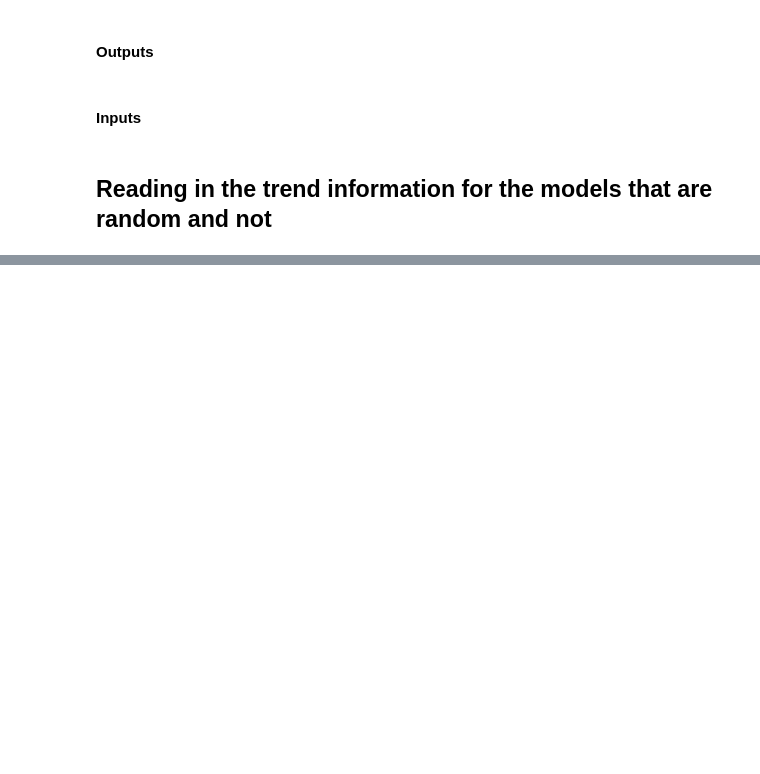
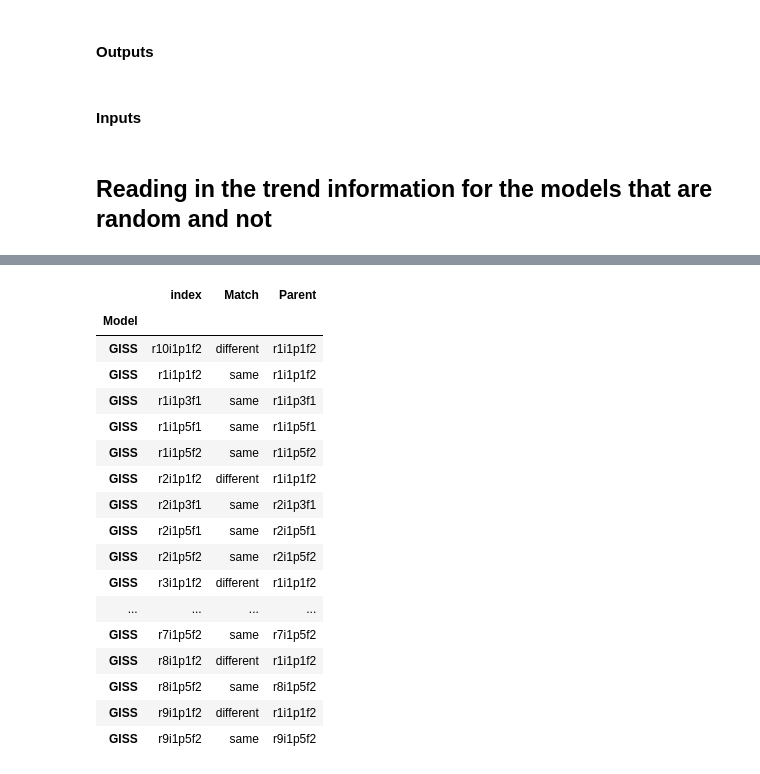
Before and after one commit to hanbyrne1995/gradient_project, a Jupyter notebook: 0320_Random_NonRandom_Triangles.ipynb, the cells around one changed output, grey strips where cells are left out. Drawn from its saved outputs; the diff is of its cells as text; code cells hidden in the pictures; blank space fills up the shorter version.

```diff
--- a/0320_Random_NonRandom_Triangles.ipynb
+++ b/0320_Random_NonRandom_Triangles.ipynb
@@ -206,0 +569,30 @@ for i, fig in enumerate(plt.get_fignums()):
+# %%
+# creating a dataframe
+testDf = pd.DataFrame.from_dict(dictSourceVParent2, orient = 'index', columns = ['Match', 'Parent'])
+# %%
+testDf['Model'] = 'GISS'
+# %%
+testDf.reset_index(inplace = True)
+# %%
+testDf.set_index('Model', inplace = True)
+# %%
+testDf
+# %% [output]
+|  | index | Match | Parent |
+| Model |  |  |  |
+| GISS | r10i1p1f2 | different | r1i1p1f2 |
+| GISS | r1i1p1f2 | same | r1i1p1f2 |
+| GISS | r1i1p3f1 | same | r1i1p3f1 |
+| GISS | r1i1p5f1 | same | r1i1p5f1 |
+| GISS | r1i1p5f2 | same | r1i1p5f2 |
+| GISS | r2i1p1f2 | different | r1i1p1f2 |
+| GISS | r2i1p3f1 | same | r2i1p3f1 |
+| GISS | r2i1p5f1 | same | r2i1p5f1 |
+| GISS | r2i1p5f2 | same | r2i1p5f2 |
+| GISS | r3i1p1f2 | different | r1i1p1f2 |
+| ... | ... | ... | ... |
+| GISS | r7i1p5f2 | same | r7i1p5f2 |
+| GISS | r8i1p1f2 | different | r1i1p1f2 |
+| GISS | r8i1p5f2 | same | r8i1p5f2 |
+| GISS | r9i1p1f2 | different | r1i1p1f2 |
+| GISS | r9i1p5f2 | same | r9i1p5f2 |
```
Also changed, not shown: parts of 16 cells of this notebook.
